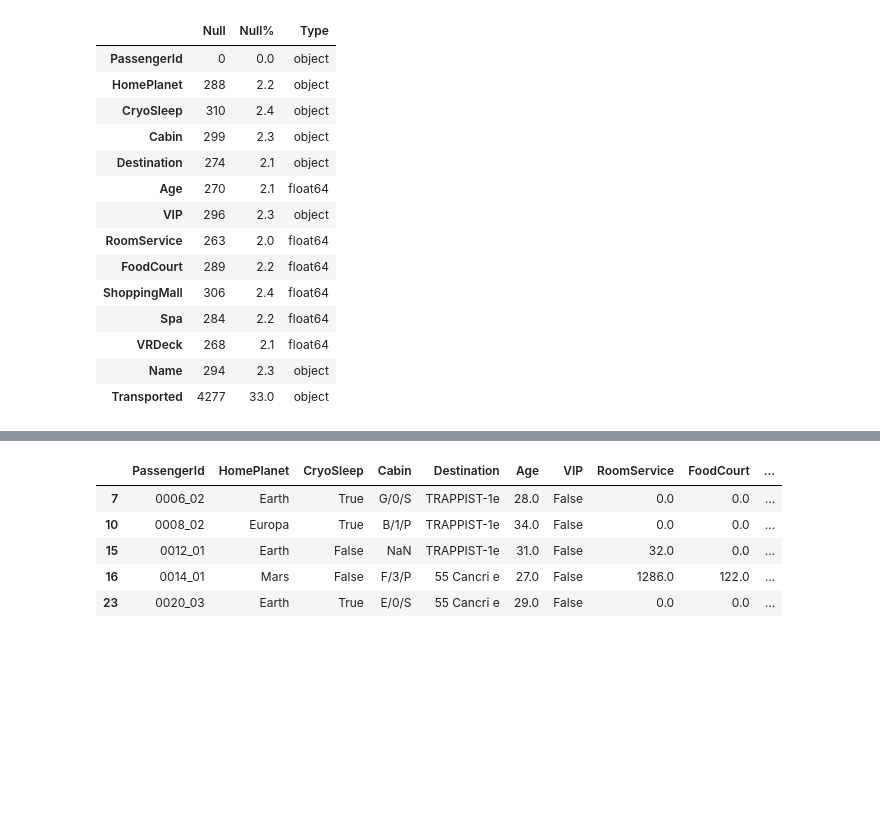
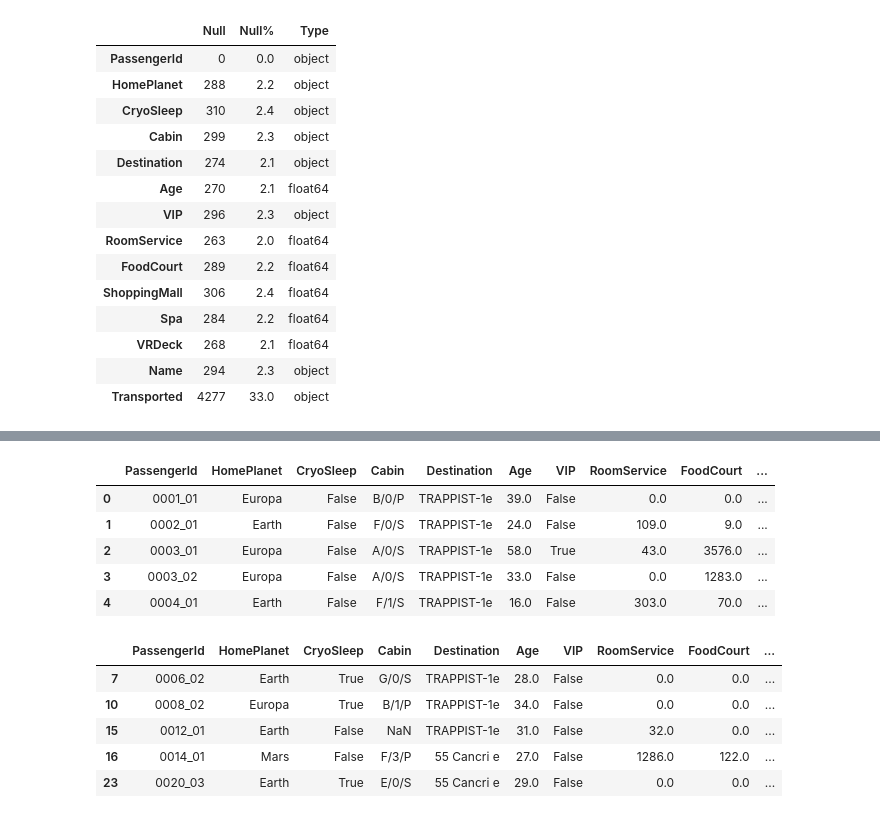
Before and after one commit to JMViJi/Spaceship-Titanic-Kaggle-Competition, a Jupyter notebook: spaceship-titanic.ipynb, the cells around one changed output, grey strips where cells are left out. Saved outputs shown, nothing was run; the diff lists cells and outputs as text; code cells hidden in the pictures; blank space fills up the shorter version.

```diff
--- a/spaceship-titanic.ipynb
+++ b/spaceship-titanic.ipynb
@@ -65,3 +229,14 @@ X_info
+# %%
+# Select observations where Destination is 'TRAPPIST-1E' from X_HP_notnull
+X_HP_notnull[X_HP_notnull['Destination']=='TRAPPIST-1E']
+columns = ['HomePlanet', 'Surname', 'Age', 'HomePlanet', 'Destination']
+# %% [output]
+|  | PassengerId | HomePlanet | CryoSleep | Cabin | Destination | Age | VIP | RoomService | FoodCourt | ... |
+| 0 | 0001_01 | Europa | False | B/0/P | TRAPPIST-1e | 39.0 | False | 0.0 | 0.0 | ... |
+| 1 | 0002_01 | Earth | False | F/0/S | TRAPPIST-1e | 24.0 | False | 109.0 | 9.0 | ... |
+| 2 | 0003_01 | Europa | False | A/0/S | TRAPPIST-1e | 58.0 | True | 43.0 | 3576.0 | ... |
+| 3 | 0003_02 | Europa | False | A/0/S | TRAPPIST-1e | 33.0 | False | 0.0 | 1283.0 | ... |
+| 4 | 0004_01 | Earth | False | F/1/S | TRAPPIST-1e | 16.0 | False | 303.0 | 70.0 | ... |
 # %%
 X_null = X_train[X_train.isnull().any(axis=1)] # Selection of rows with null values
 X_null.head() # Print first 5 rows of X_null
```
Also changed, not shown: parts of 23 cells of this notebook.
